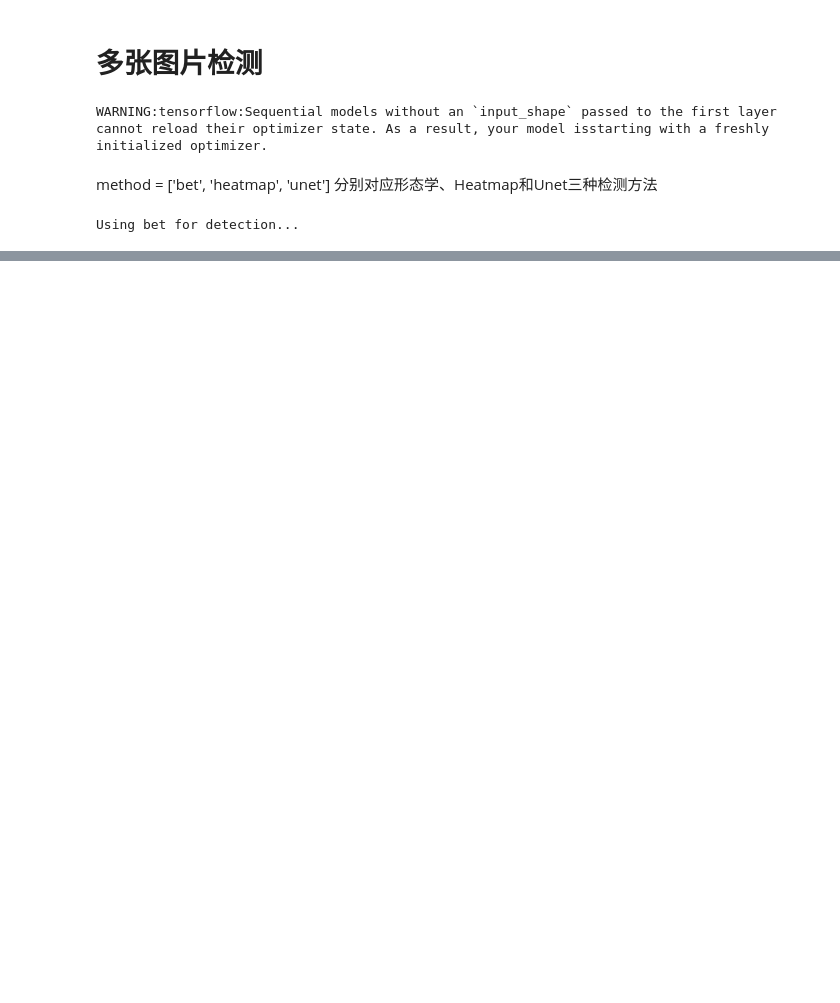
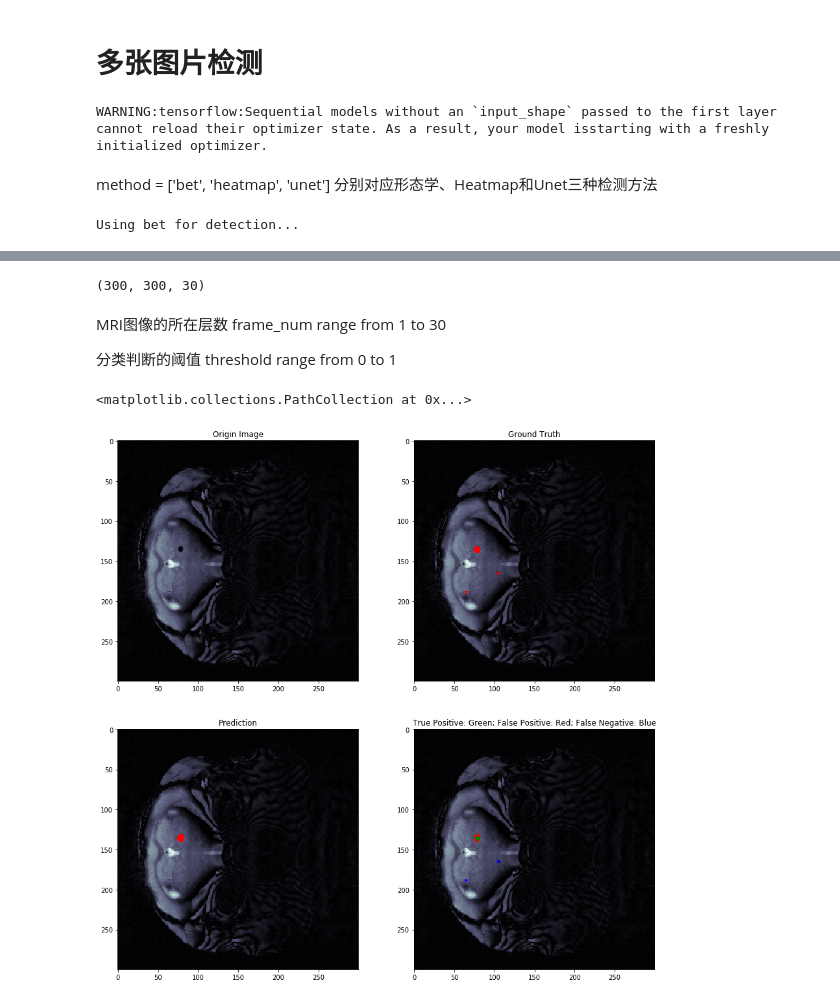
Before and after one commit to Robin970822/Brain_PM25, a Jupyter notebook: example_pm25.ipynb, the cells around one changed output, grey strips where cells are left out. Saved outputs shown, nothing was run; the diff lists cells and outputs as text; code cells hidden in the pictures; blank space fills up the shorter version.

Commit message:
Visualize the example results.

```diff
--- a/example_pm25.ipynb
+++ b/example_pm25.ipynb
@@ -158,0 +189,47 @@ Using time 11.834861278533936s
+# %%
+data_matrix = data.get_data()
+pred_matrix = result.get_data()
+gt_matrix = mask.get_data()
+# %%
+data_matrix.shape
+# %% [output]
+(300, 300, 30)
+# %% [markdown]
+MRI图像的所在层数 frame_num range from 1 to 30
+
+分类判断的阈值 threshold range from 0 to 1
+# %%
+frame_num = 14
+threshold = 0.5
+# %%
+img = data_matrix[:, :, frame_num]
+gt = gt_matrix[:, :, frame_num]
+pred = pred_matrix[:, :, frame_num]
+p = np.zeros_like(pred)
+p[pred > threshold] = 1
+# %%
+tp = np.array(np.uint8(gt) & np.uint8(p))
+fp = np.array(~np.uint8(gt) & np.uint8(p))
+fn = np.array(np.uint8(gt) & ~np.uint8(p))
+# %%
+plt.figure(figsize=(15, 15))
+plt.subplot(221)
+plt.title('Origin Image')
+plt.imshow(img, cmap='bone')
+plt.subplot(222)
+plt.title('Ground Truth')
+plt.imshow(img, cmap='bone')
+plt.scatter(np.where(gt == 1)[1], np.where(gt == 1)[0], c='Red', s=3)
+plt.subplot(223)
+plt.title('Prediction')
+plt.imshow(img, cmap='bone')
+plt.scatter(np.where(p == 1)[1], np.where(p == 1)[0], c='Red', s=3)
+plt.subplot(224)
+plt.title('True Positive: Green; False Positive: Red; False Negative: Blue')
+plt.imshow(img, cmap='bone')
+plt.scatter(np.where(tp == 1)[1], np.where(tp == 1)[0], c='Green', s=3)
+plt.scatter(np.where(fp == 1)[1], np.where(fp == 1)[0], c='Red', s=3)
+plt.scatter(np.where(fn == 1)[1], np.where(fn == 1)[0], c='Blue', s=3)
+# %% [output]
+<matplotlib.collections.PathCollection at 0x...>
+[figure, added]
```
Also changed, not shown: parts of 10 cells of this notebook, 11 other files.
